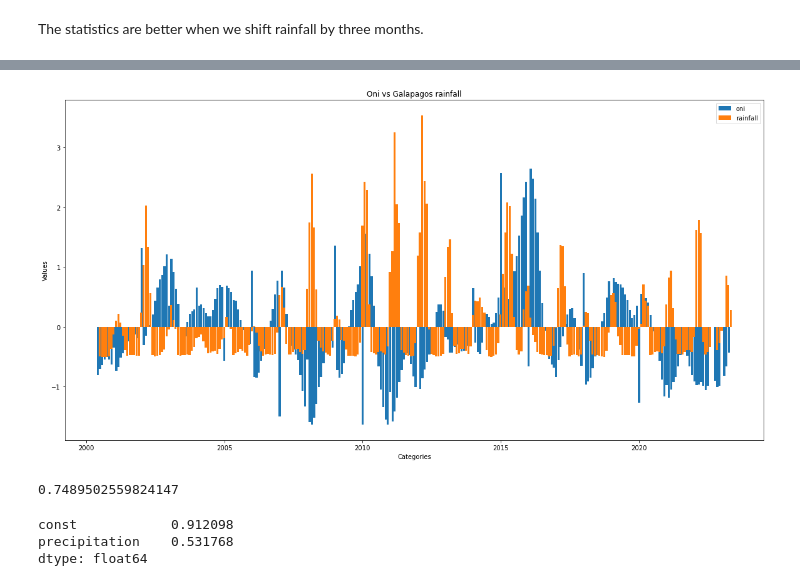
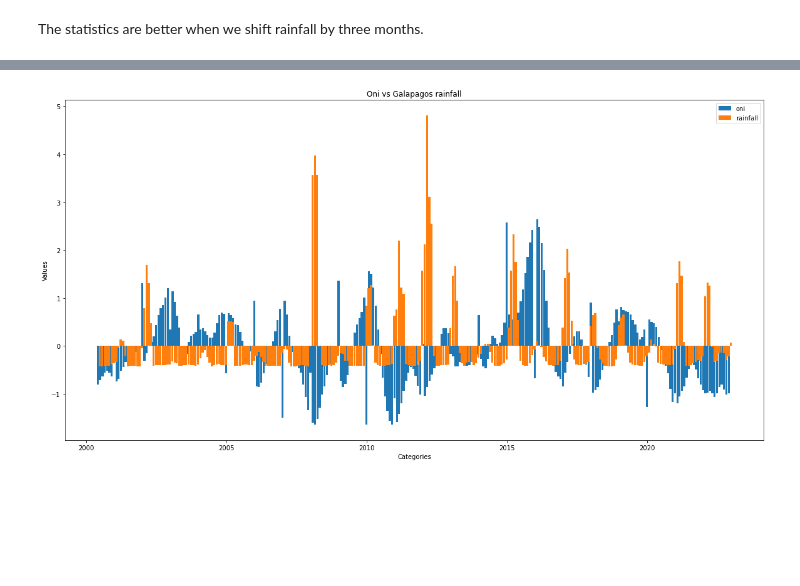
Before and after one commit to jonathan-quartin/um_volcano_project, a Jupyter notebook: old_notebooks/precip_regression.ipynb, the cells around one changed output, grey strips where cells are left out. Saved outputs shown, nothing was run; the diff lists cells and outputs as text; code cells hidden in the pictures; blank space fills up the shorter version.

Commit message:
rain_analysis

```diff
--- a/old_notebooks/precip_regression.ipynb
+++ b/old_notebooks/precip_regression.ipynb
@@ -20,6 +20,7 @@ climate_puerto_ayora = pd.read_csv(os.path.join(folder_path, "climate_puerto-ayo
 average_galapagos = pd.read_csv(os.path.join(folder_path, "average_galapagos.csv"))
 oni = pd.read_csv(os.path.join(folder_path, "oni.csv"))
 eruptions = pd.read_csv(os.path.join(folder_path, "eruptions_galapagos.csv"))
+rain_by_volc = pd.read_csv(os.path.join(folder_path, "rain_volcs.csv"))
 # %%
 def date_to_decimal_year(date_str):
     date_obj = datetime.strptime(date_str, '%Y-%m-%d')
@@ -133,0 +240,4 @@ print(new_era_galapagos)
+# %%
+average_rain = rain_by_volc[rain_by_volc['Volcano'] == 'Fernandina']
+
+print(average_rain)
@@ -141,14 +363,14 @@ new_era_ayora = precipitation_ayora[precipitation_ayora['observation_date'] >= '
 # %%
 # Performs linear regression on ONI versus Galapagos rainfall data
-average = average_galapagos['Precipitation'].mean()
+average = average_rain['Precipitation'].mean()
 
-reversed_average_galapagos = average_galapagos.iloc[::-1]
-reversed_average_galapagos['roll_av'] = reversed_average_galapagos.Precipitation.rolling(91).mean() - average
-reversed_average_galapagos = reversed_average_galapagos.dropna()
-result = pd.merge(oni, reversed_average_galapagos, left_on='End', right_on='Date', how='inner').sort_values(by=['roll_av'])
+reversed_average_rain = average_rain.iloc[::-1]
+reversed_average_rain['roll_av'] = reversed_average_rain.Precipitation.rolling(91).mean() - average
+reversed_average_rain = reversed_average_rain.dropna()
+result = pd.merge(oni, reversed_average_rain, left_on='Center', right_on='observation_date', how='inner').sort_values(by=['roll_av'])
 
-x = np.array(result['ANOM'][result['Date'] > '2000'])
-y = np.array(result['roll_av'][result['Date'] > '2000'])
+x = np.array(result['ANOM'][result['observation_date'] > '2000'])
+y = np.array(result['roll_av'][result['observation_date'] > '2000'])
 X_constants = sm.add_constant(x)
 model_sm = sm.OLS(y, X_constants).fit()
 
@@ -175,33 +417,15 @@ The statistics are better when we shift rainfall by three months.
 # %%
 # Plots rainfall and ONI data as time series.
 
 plt.figure(figsize=(20,10))
-plt.bar(x= np.array(result['Date'].apply(date_to_decimal_year)), height=x, width=.075, label='oni')
-plt.bar(x= np.array(result['Date'].apply(date_to_decimal_year)) + .075, height=y, width=.075, label='rainfall')
+plt.bar(x= np.array(result['observation_date'].apply(date_to_decimal_year)), height=x, width=.075, label='oni')
+plt.bar(x= np.array(result['observation_date'].apply(date_to_decimal_year)) + .075, height=y, width=.075, label='rainfall')
 
 plt.xlabel('Categories')
 plt.ylabel('Values')
 plt.title('Oni vs Galapagos rainfall')
 plt.legend()
 
 plt.show()
 # %% [output]
-[figure, old version]
+[figure, new version]
-# %%
-# Do a regression
-ayora_sum = ayora_compare['precipitation'].rolling(90).sum().dropna()
-volcano_sum = ayora_compare['Precipitation'].rolling(90).sum().dropna()
-
-X_constants = sm.add_constant(ayora_sum)
-model_sm = sm.OLS(volcano_sum, X_constants).fit()
-
-r_squared = model_sm.rsquared
-print(r_squared)
-# %% [output]
-0.7489502559824147
-# %%
-print(model_sm.params)
-# %% [output]
-const            0.912098
-precipitation    0.531768
-dtype: float64
```
Also changed, not shown: parts of 24 cells of this notebook, 27 other files.
